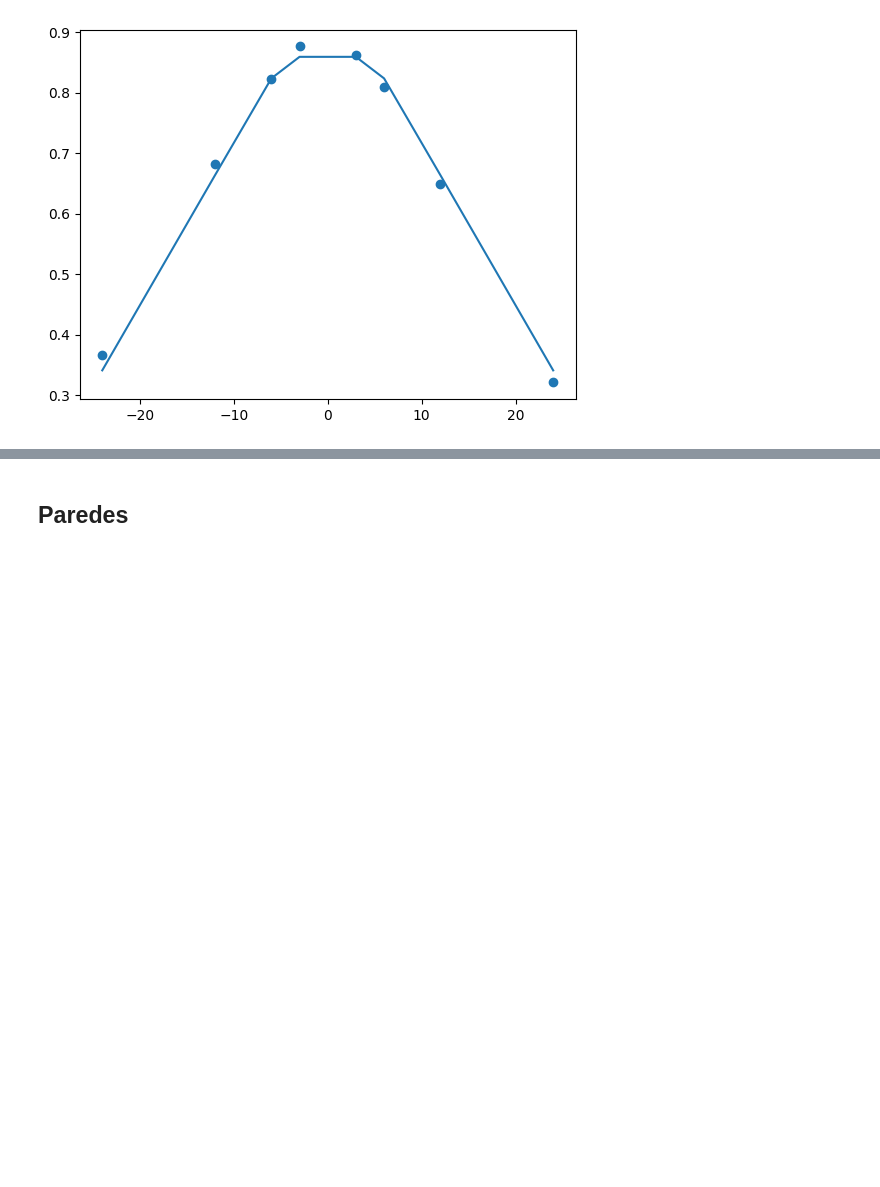
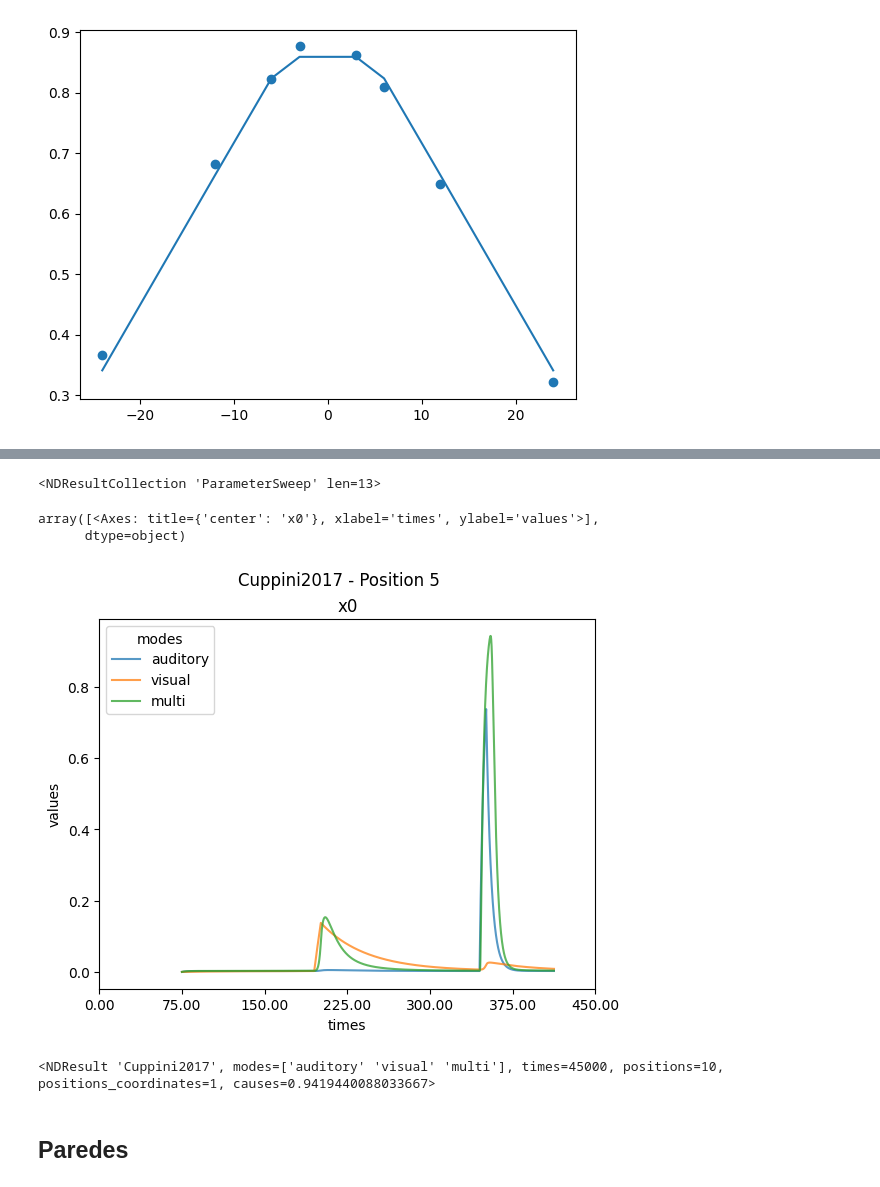
Before and after one commit to renatoparedes/NeuroMSI-Network, a Jupyter notebook: Fit.ipynb, the cells around one changed output, grey strips where cells are left out. Drawn from its saved outputs; the diff is of its cells as text; code cells hidden in the pictures; blank space fills up the shorter version.

```diff
--- a/Fit.ipynb
+++ b/Fit.ipynb
@@ -624,3 +694,72 @@ plt.scatter(temporal_dis[6:-4], temporal_causes_data[6:-4])
+# %%
+from skneuromsi.neural import Cuppini2017
+
+cuppini2017_temporal_causes_fit_res = np.load("Cuppini_2017_temporal_fit_res_pars.npy")
+
+
+def explore_temporal_cuppini2017_causes_job(a_tau, v_tau, m_tau, ff_weight, cm_weight):
+    model = Cuppini2017(
+        neurons=10,
+        position_range=(0, 10),
+        position_res=1,
+        time_range=(0, 450),
+        tau=(a_tau, v_tau, m_tau),
+    )
+
+    v_onset = 160
+    sp = ParameterSweep(
+        model=model,
+        target="auditory_onset",
+        repeat=1,
+        n_jobs=1,
+        range=v_onset + temporal_dis[6:-4],
+    )
+
+    res = sp.run(
+        auditory_intensity=50,
+        visual_intensity=49,
+        feedforward_weight=ff_weight,
+        cross_modal_weight=cm_weight,
+        noise=False,
+        causes_kind="prob",
+        causes_dim="time",
+        auditory_soa=None,
+        visual_soa=None,
+        auditory_stim_n=1,
+        visual_stim_n=1,
+        auditory_duration=8,
+        visual_duration=8,
+        visual_onset=v_onset,
+        causes_peak_threshold=0.15,
+        causes_peak_distance=1800,
+    )
+
+    return res
+
+
+exp_res = explore_temporal_cuppini2017_causes_job(
+    cuppini2017_temporal_causes_fit_res[0],
+    cuppini2017_temporal_causes_fit_res[1],
+    cuppini2017_temporal_causes_fit_res[2],
+    cuppini2017_temporal_causes_fit_res[3],
+    cuppini2017_temporal_causes_fit_res[4],
+)
+
+exp_res
+# %% [output]
+<NDResultCollection 'ParameterSweep' len=13>
+# %%
+exp_res[12].plot.linet()
+# %% [output]
+array([<Axes: title={'center': 'x0'}, xlabel='times', ylabel='values'>],
+      dtype=object)
+[figure, added]
+# %%
+exp_res[12]
+## TRY 8ms stimulus duration and 1800 of peak distance. Also explore other parameters that manipulate the spread in time of the neural activation.
+## Maybe the Paredes model perfroms better by fitting the temporal filter parameters.
+# %% [output]
+<NDResult 'Cuppini2017', modes=['auditory' 'visual' 'multi'], times=45000, positions=10, positions_coordinates=1, causes=0.9419440088033667>
 # %% [markdown]
 ## Paredes
 # %%
```
Also changed, not shown: parts of 11 cells of this notebook, 3 other files.
